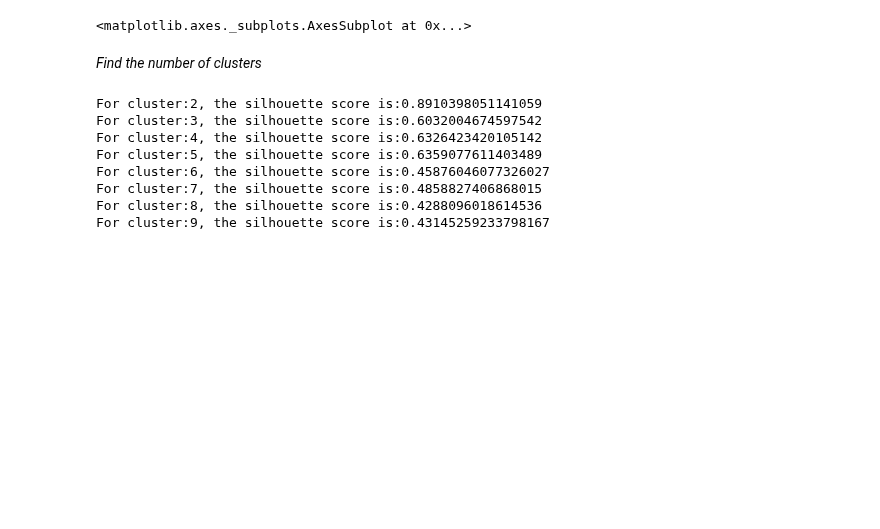
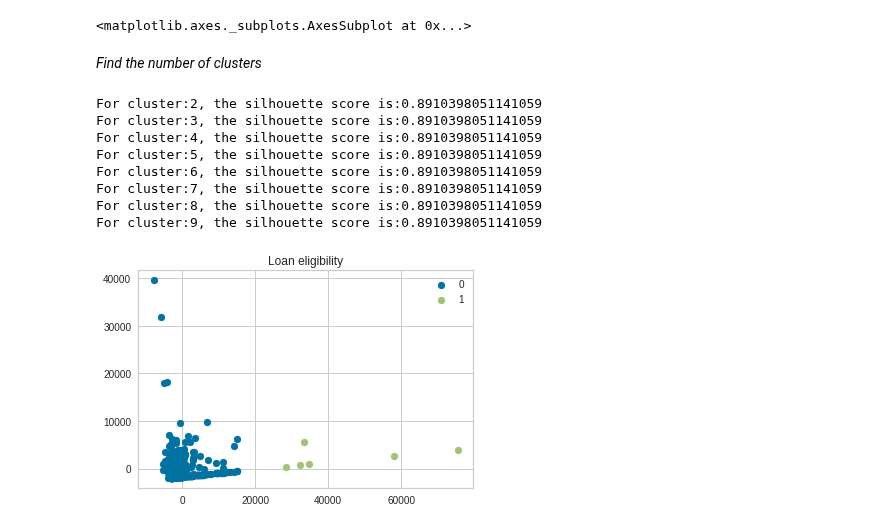
Before and after one commit to MartinNde/MartinN_1, a Jupyter notebook: Copy_of_Loan_Prediction_.ipynb, the cells around one changed output. Saved outputs shown, nothing was run; the diff lists cells and outputs as text; code cells hidden in the pictures; blank space fills up the shorter version.

```diff
--- a/Copy_of_Loan_Prediction_.ipynb
+++ b/Copy_of_Loan_Prediction_.ipynb
@@ -740,16 +740,32 @@ visualizer.show()
 *Find the number of clusters*
 # %%
 for i in range (2,10):
-  kmeans = KMeans(n_clusters=i, max_iter=100)
+  kmeans = KMeans(n_clusters=2, max_iter=100)
   kmeans.fit(X)
   score = silhouette_score(X, kmeans.labels_)
   print("For cluster:{}, the silhouette score is:{}".format(i,score))
 # %% [output]
 For cluster:2, the silhouette score is:0.8910398051141059
-For cluster:3, the silhouette score is:0.6032004674597542
-For cluster:4, the silhouette score is:0.6326423420105142
-For cluster:5, the silhouette score is:0.6359077611403489
-For cluster:6, the silhouette score is:0.45876046077326027
-For cluster:7, the silhouette score is:0.4858827406868015
-For cluster:8, the silhouette score is:0.4288096018614536
-For cluster:9, the silhouette score is:0.43145259233798167
+For cluster:3, the silhouette score is:0.8910398051141059
+For cluster:4, the silhouette score is:0.8910398051141059
+For cluster:5, the silhouette score is:0.8910398051141059
+For cluster:6, the silhouette score is:0.8910398051141059
+For cluster:7, the silhouette score is:0.8910398051141059
+For cluster:8, the silhouette score is:0.8910398051141059
+For cluster:9, the silhouette score is:0.8910398051141059
+# %%
+from scipy.stats.morestats import unique
+pca =PCA()
+X = pca.fit_transform(X)
+
+kmeans = KMeans(n_clusters=2)
+label = kmeans.fit_predict(X)
+unique_labels = np.unique(label)
+# %%
+for i in unique_labels:
+  plt.scatter(X[label==i,0],X[label==i,1],label=i)
+
+  plt.legend()
+  plt.title("Loan eligibility")
+# %% [output]
+[figure, added]
```
Also changed, not shown: parts of 7 cells of this notebook.
